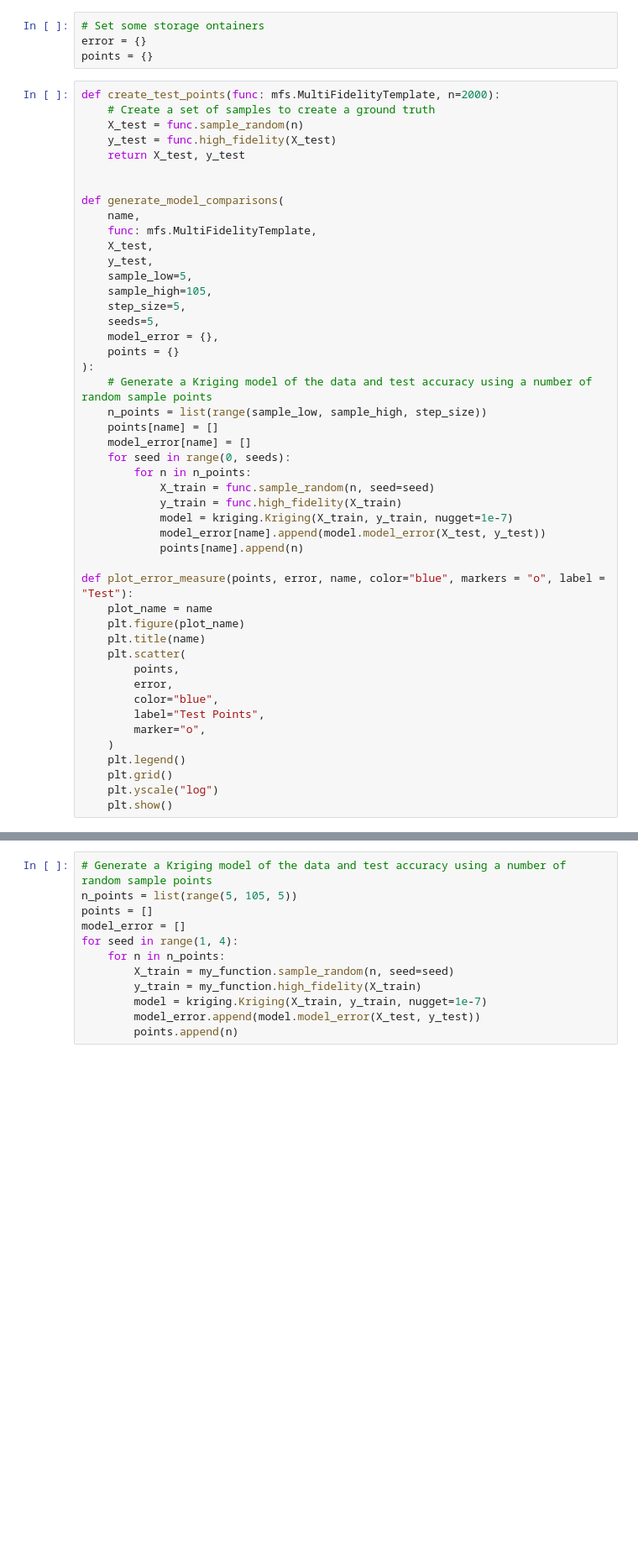
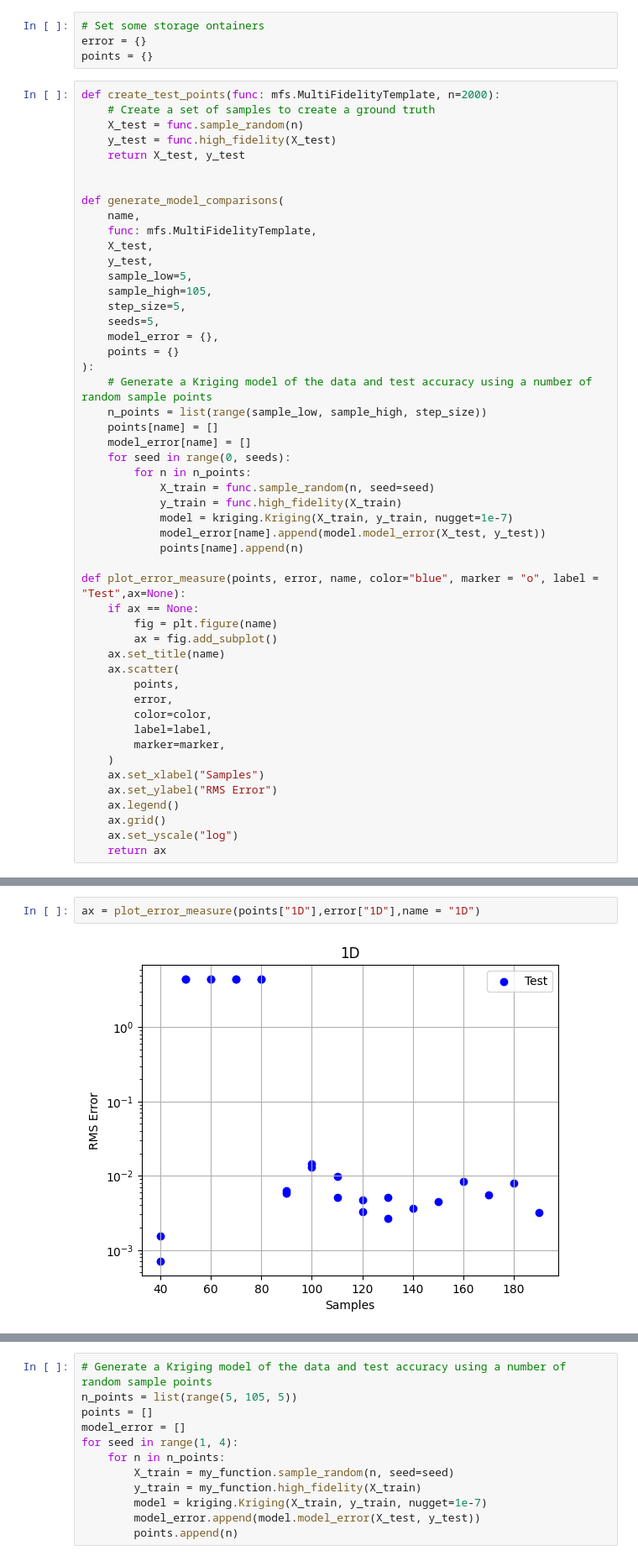
Before and after one commit to tzangleUMaine/SurrogateModeling, a Jupyter notebook: examples/SMConvergence.ipynb, the cells around one changed output, grey strips where cells are left out. Shown at 84% size. Saved outputs shown, nothing was run; the diff lists cells and outputs as text; blank space fills up the shorter version.

```diff
--- a/examples/SMConvergence.ipynb
+++ b/examples/SMConvergence.ipynb
@@ -52,20 +52,23 @@ def generate_model_comparisons(
             model_error[name].append(model.model_error(X_test, y_test))
             points[name].append(n)
 
-def plot_error_measure(points, error, name, color="blue", markers = "o", label = "Test"):
-    plot_name = name
-    plt.figure(plot_name)
-    plt.title(name)
-    plt.scatter(
+def plot_error_measure(points, error, name, color="blue", marker = "o", label = "Test",ax=None):
+    if ax == None:
+        fig = plt.figure(name)
+        ax = fig.add_subplot()
+    ax.set_title(name)
+    ax.scatter(
         points,
         error,
-        color="blue",
-        label="Test Points",
-        marker="o",
+        color=color,
+        label=label,
+        marker=marker,
     )
-    plt.legend()
-    plt.grid()
-    plt.yscale("log")
-    plt.show()
+    ax.set_xlabel("Samples")
+    ax.set_ylabel("RMS Error")
+    ax.legend()
+    ax.grid()
+    ax.set_yscale("log")
+    return ax
 # %%
 # CHECK IF KRIGING MODEL NEEDS OPTIMIZER TUNING ON 1D CASE
@@ -75,0 +90,4 @@ generate_model_comparisons(key,my_function, X_test=X_test, y_test=y_test, sample
+# %%
+ax = plot_error_measure(points["1D"],error["1D"],name = "1D")
+# %% [output]
+[figure, added]
```
Also changed, not shown: parts of 4 cells of this notebook, 2 other files.
